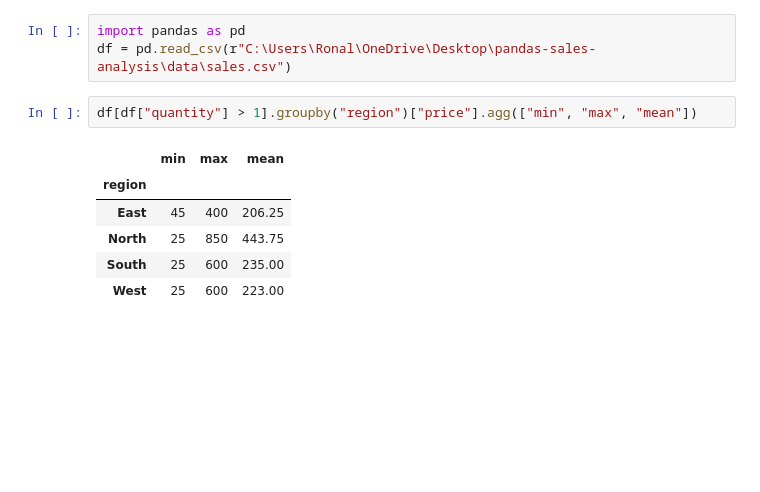
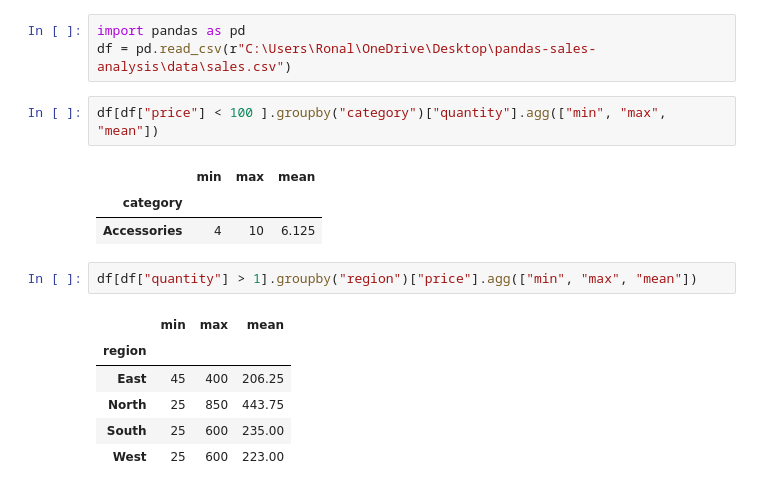
Before and after one commit to ronirgp/pandas-sales-analysis, a Jupyter notebook: notebooks/sales_analysis.ipynb, the cells around one changed output. Cells and saved outputs as stored; diff of their text form; blank space fills up the shorter version.

Commit message:
Add filtered category quantity statistics

```diff
--- a/notebooks/sales_analysis.ipynb
+++ b/notebooks/sales_analysis.ipynb
@@ -1,6 +1,12 @@
 # %%
 import pandas as pd
 df = pd.read_csv(r"C:\Users\Ronal\OneDrive\Desktop\pandas-sales-analysis\data\sales.csv")
+# %%
+df[df["price"] < 100 ].groupby("category")["quantity"].agg(["min", "max", "mean"])
+# %% [output]
+|  | min | max | mean |
+| category |  |  |  |
+| Accessories | 4 | 10 | 6.125 |
 # %%
 df[df["quantity"] > 1].groupby("region")["price"].agg(["min", "max", "mean"])
 # %% [output]
```
Also changed, not shown: 1 other file.
